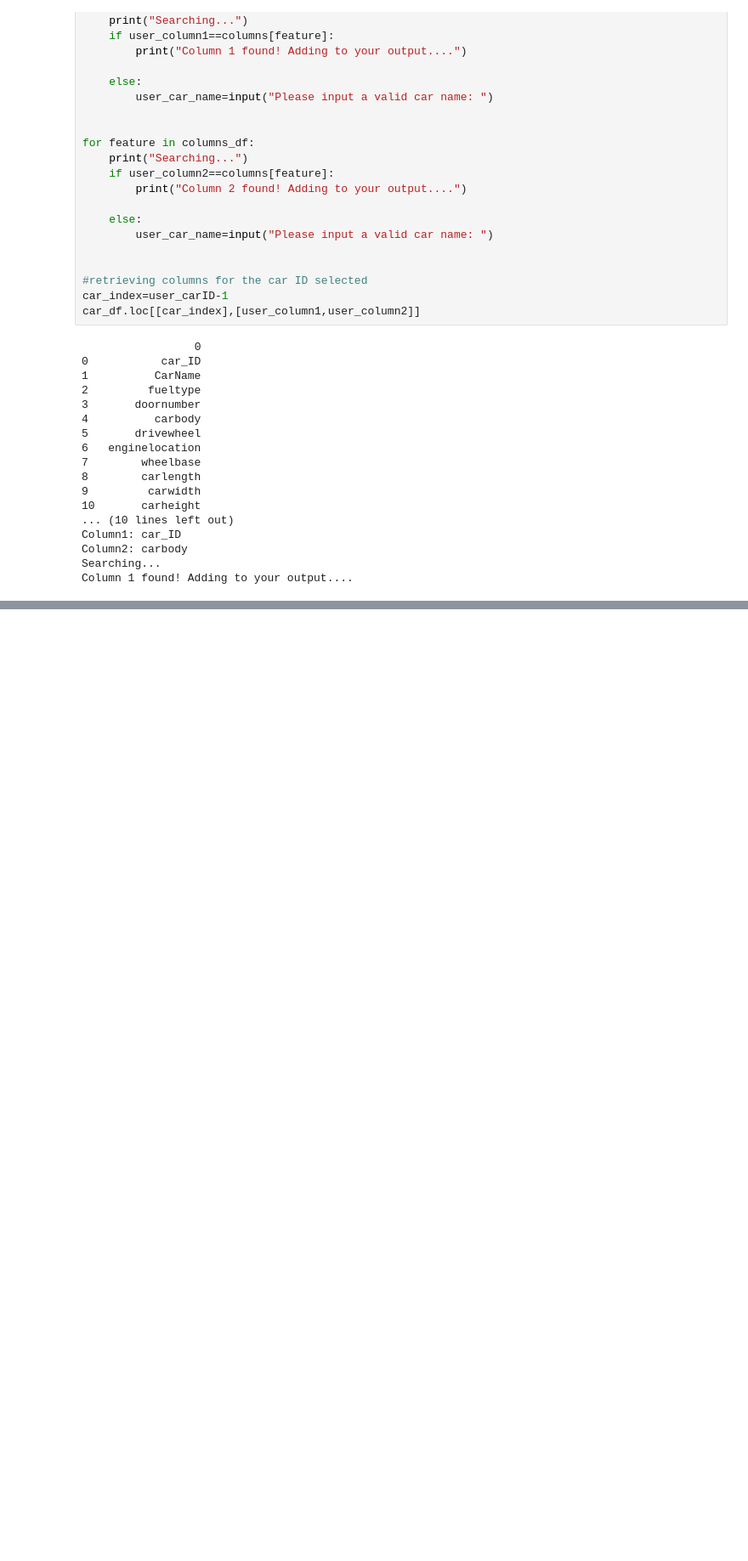
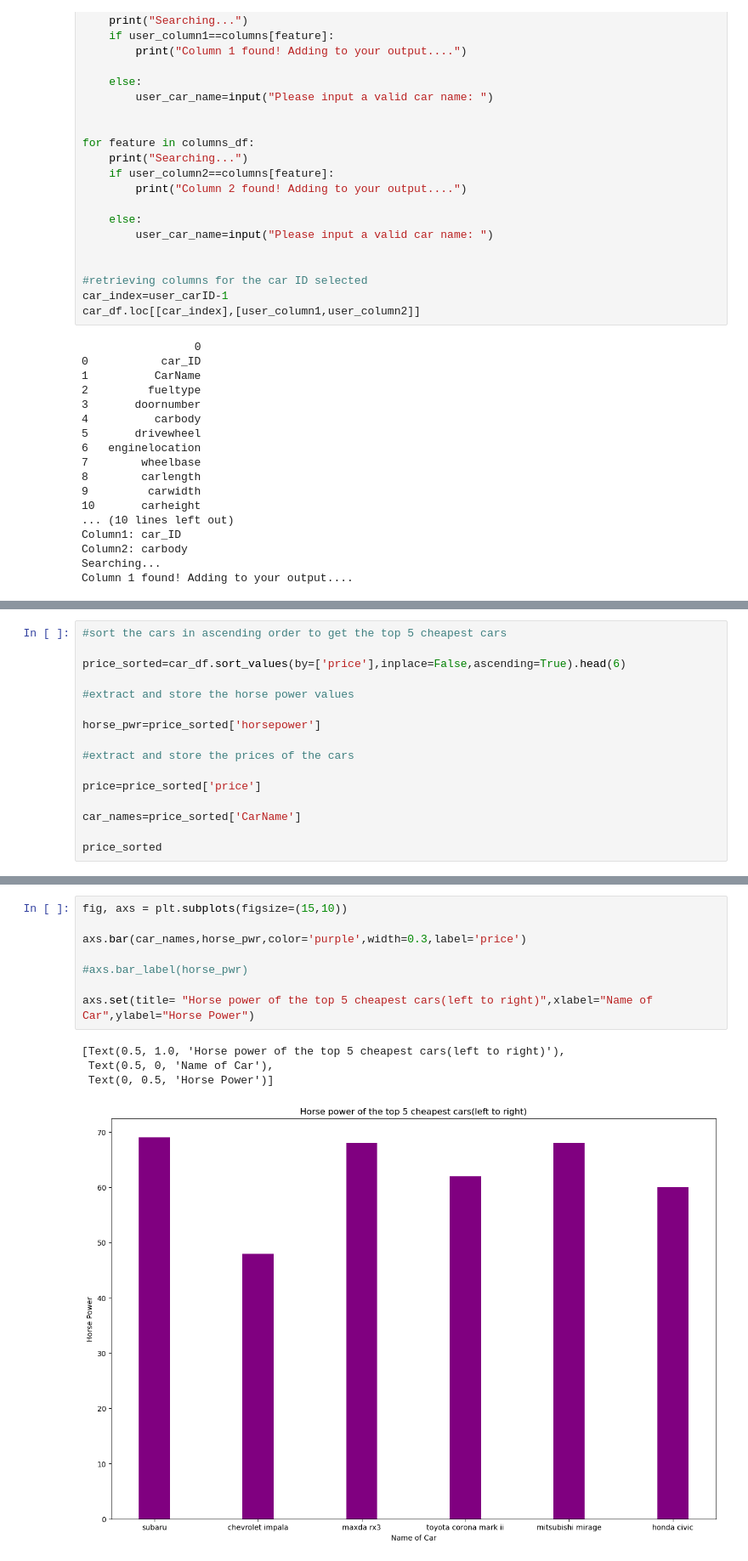
Before and after one commit to kim-b3rly/CarSales-analytics, a Jupyter notebook: main.ipynb, the cells around one changed output, grey strips where cells are left out. Shown: that part at 85% size. Drawn from its saved outputs; the diff is of its cells as text; blank space fills up the shorter version.

```diff
--- a/main.ipynb
+++ b/main.ipynb
@@ -270,0 +360,16 @@ df_carbody_grouped2.sum()
+# %%
+#sort the cars in ascending order to get the top 5 cheapest cars
+
+price_sorted=car_df.sort_values(by=['price'],inplace=False,ascending=True).head(6)
+
+#extract and store the horse power values
+
+horse_pwr=price_sorted['horsepower']
+
+#extract and store the prices of the cars
+
+price=price_sorted['price']
+
+car_names=price_sorted['CarName']
+
+price_sorted
@@ -270,0 +384,13 @@ df_carbody_grouped2.sum()
+# %%
+fig, axs = plt.subplots(figsize=(15,10))
+
+axs.bar(car_names,horse_pwr,color='purple',width=0.3,label='price')
+
+#axs.bar_label(horse_pwr)
+
+axs.set(title= "Horse power of the top 5 cheapest cars(left to right)",xlabel="Name of Car",ylabel="Horse Power")
+# %% [output]
+[Text(0.5, 1.0, 'Horse power of the top 5 cheapest cars(left to right)'),
+ Text(0.5, 0, 'Name of Car'),
+ Text(0, 0.5, 'Horse Power')]
+[figure, added]
```
Also changed, not shown: parts of 36 cells of this notebook.
